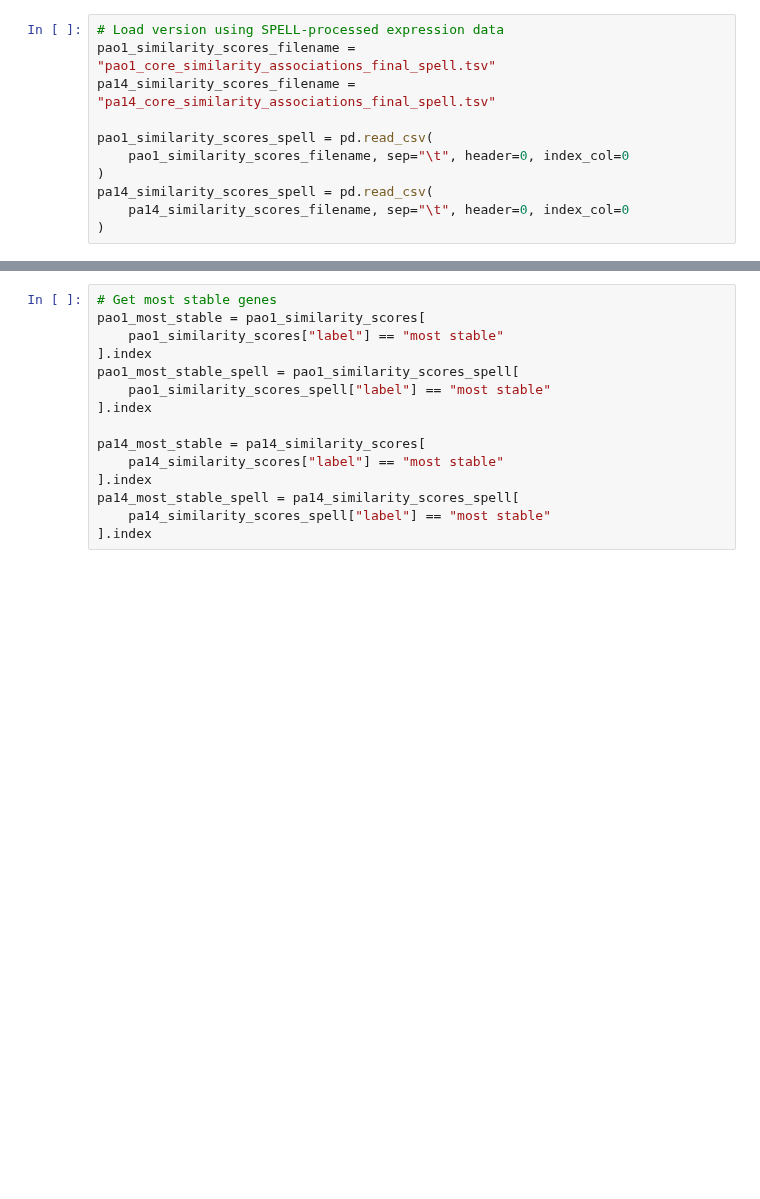
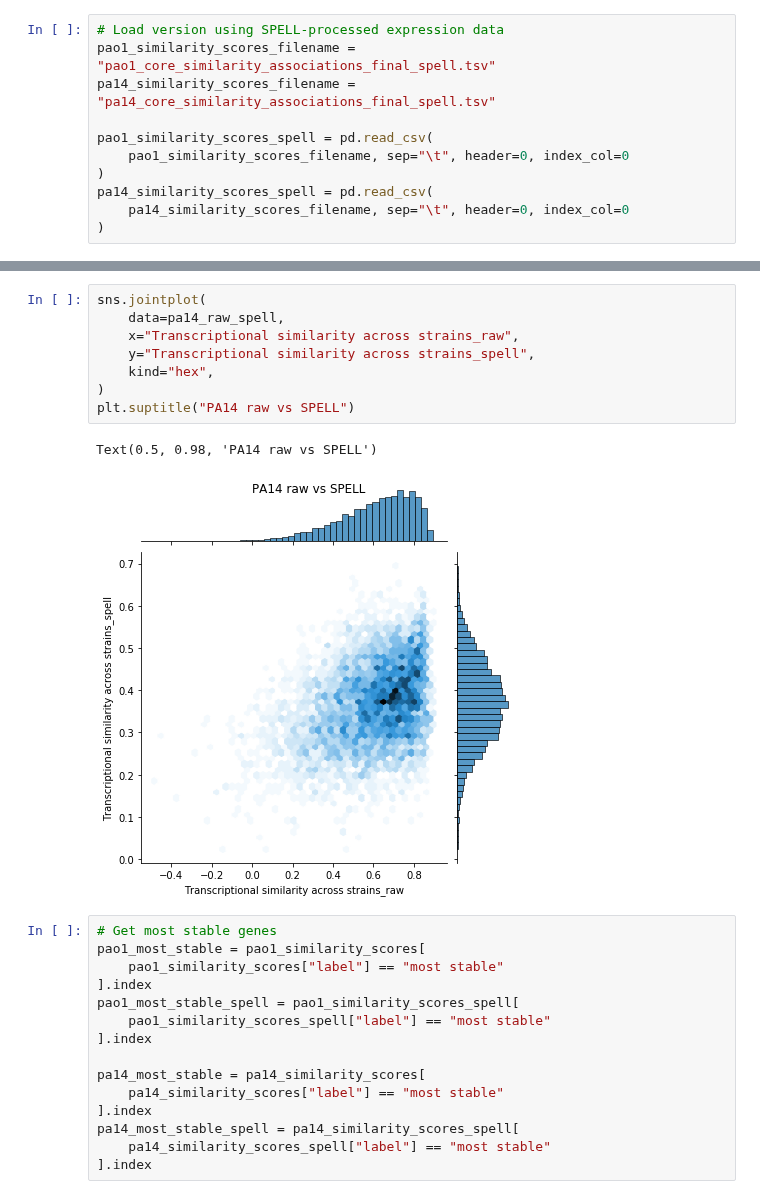
Before and after one commit to greenelab/core-accessory-interactome, a Jupyter notebook: 3_core_core_analysis/1_core_core_relationships_across_strains.ipynb, the cells around one changed output, grey strips where cells are left out. Drawn from its saved outputs; the diff is of its cells as text; blank space fills up the shorter version.

```diff
--- a/3_core_core_analysis/1_core_core_relationships_across_strains.ipynb
+++ b/3_core_core_analysis/1_core_core_relationships_across_strains.ipynb
@@ -486,3 +503,14 @@ pa14_similarity_scores_spell = pd.read_csv(
+# %%
+sns.jointplot(
+    data=pa14_raw_spell,
+    x="Transcriptional similarity across strains_raw",
+    y="Transcriptional similarity across strains_spell",
+    kind="hex",
+)
+plt.suptitle("PA14 raw vs SPELL")
+# %% [output]
+Text(0.5, 0.98, 'PA14 raw vs SPELL')
+[figure, added]
 # %%
 # Get most stable genes
 pao1_most_stable = pao1_similarity_scores[
```
Also changed, not shown: parts of 15 cells of this notebook, 6 other files.
